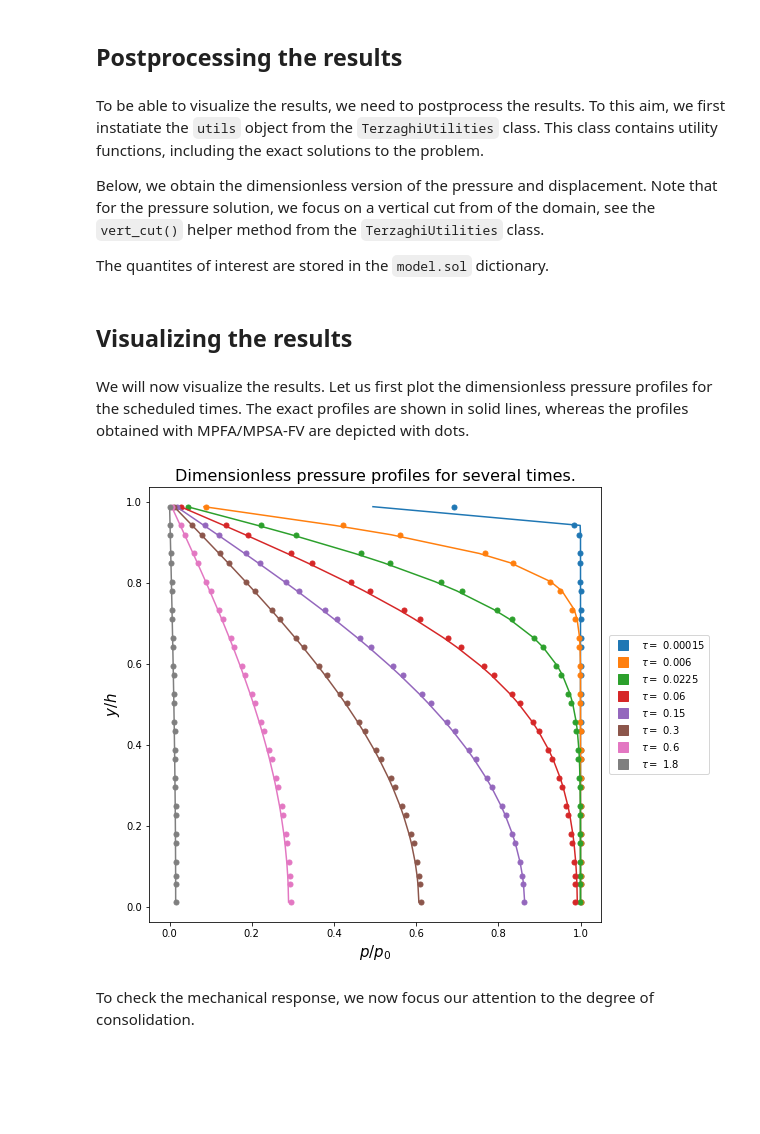
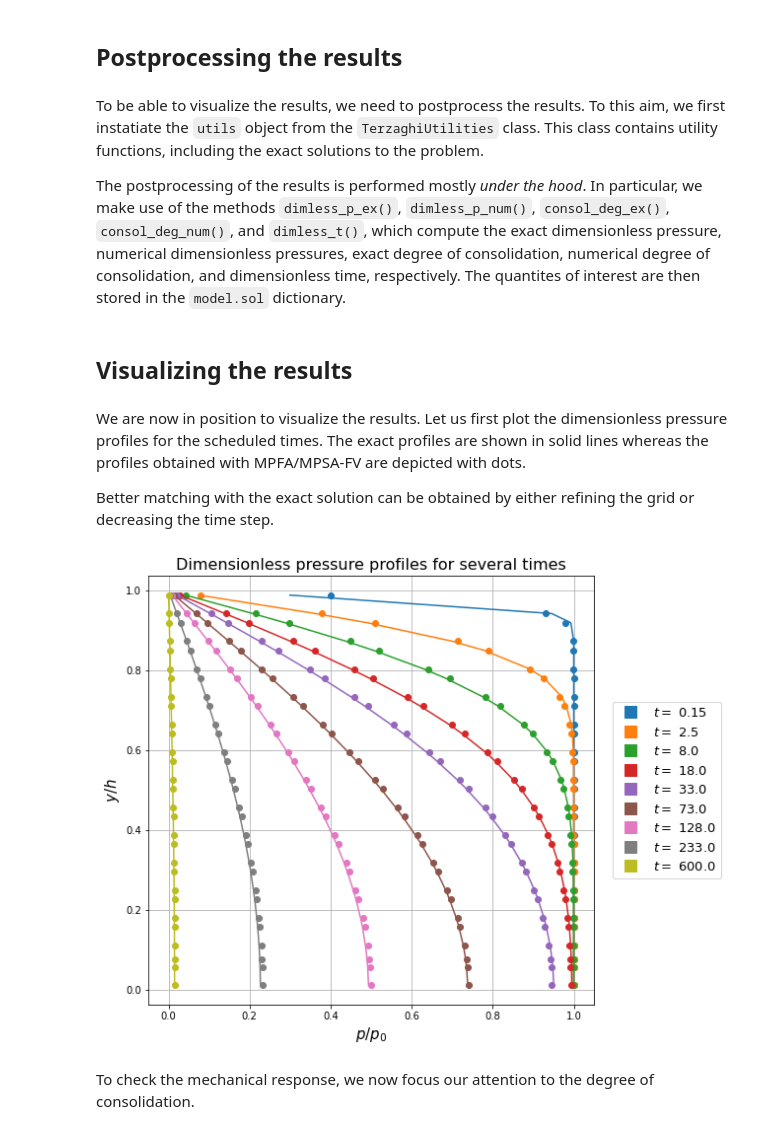
Before and after one commit to mariusnevland/porepy, a Jupyter notebook: code_verification/poroelasticity/terzaghi/terzaghi_consolidation.ipynb, the cells around one changed output. Cells and saved outputs as stored; diff of their text form; code cells hidden in the pictures; blank space fills up the shorter version.

Commit message:
DEV: Terzaghi example ready

```diff
--- a/code_verification/poroelasticity/terzaghi/terzaghi_consolidation.ipynb
+++ b/code_verification/poroelasticity/terzaghi/terzaghi_consolidation.ipynb
@@ -311,7 +311,7 @@ class Terzaghi(Terzaghi):
     """Terzaghi class with non-default physical parameters"""
 
     def _permeability(self, sd: pp.Grid) -> np.ndarray:
-        """Overrirde value of intrinsic permeability [m^2].
+        """Overried value of intrinsic permeability [m^2].
 
         Args:
             sd: Subdomain grid.
@@ -380,12 +383,14 @@ We are in position to run the model.
 # %%
+# Create time-stepping object
 tsc = pp.TimeSteppingControl(
-    schedule=[0.0, 0.05, 2.0, 7.5, 20.0, 50.0, 100.0, 200.0, 600.0],
+    schedule=[0.0, 0.15, 2.5, 8.0, 18.0, 33.0, 73.0, 128.0, 233.0, 600.0],
     dt_init=0.05,
     dt_min_max=(0.05, 4.0),
     iter_lowupp_factor=(1.3, 0.7),
     print_info=False,
 )
 
+# Create model parameters dictionary
 model_params = {
     "use_ad": True,
     "height": 1.0,
@@ -393,11 +398,13 @@ model_params = {
     "vertical_load": 1.0,
     "time_stepping_object": tsc,
 }
+
+# Run simulation
 print("Simulation started...")
 tic = time()
 model = Terzaghi(model_params)
 pp.run_time_dependent_model(model, model_params)
-print(f"Simulation finished in {time() - tic} seconds.")
+print(f"Simulation finished in {round(time() - tic, 1)} seconds.")
 # %% [output]
 Simulation started...
 
@@ -409,61 +416,52 @@ To be able to visualize the results, we need to postprocess the results. To this
 first instatiate the `utils` object from the `TerzaghiUtilities` class. This class contains
 utility functions, including the exact solutions to the problem.
 
-Below, we obtain the dimensionless version of the pressure and displacement. Note that for
-the pressure solution, we focus on a vertical cut from of the domain, see the `vert_cut()`
-helper method from the `TerzaghiUtilities` class.
-
-The quantites of interest are stored in the `model.sol` dictionary.
+The postprocessing of the results is performed mostly _under the hood_. In particular, we make use of the methods `dimless_p_ex()`, `dimless_p_num()`, `consol_deg_ex()`, `consol_deg_num()`, and `dimless_t()`, which compute the exact dimensionless pressure, numerical dimensionless pressures, exact degree of consolidation, numerical degree of consolidation, and dimensionless time, respectively. The quantites of interest are then stored in the `model.sol` dictionary.
 # %%
 utils = TerzaghiUtilities(model)
-
-sd = model.mdg.subdomains()[0]
-dimless_y = utils.vert_cut(sd.cell_centers[1]) / model.params["height"]
-
 for idx, t in enumerate(model.tsc.schedule[1:]):
-    model.sol[t]["dimless_p_ex"] = utils.vert_cut(utils.dimless_p(t))
-    model.sol[t]["dimless_p_num"] = (
-            utils.vert_cut(model.sol[t]["p_num"]) /
-            model.params["height"]
-    )
+    u_num = model.sol[t]["u_num"]  # numerical displacement
+    p_num = model.sol[t]["p_num"]  # numerical pressure
+    model.sol[t]["dimless_p_ex"] = utils.dimless_p_ex(t)
+    model.sol[t]["dimless_p_num"] = utils.dimless_p_num(p_num)
+    model.sol[t]["consol_deg_ex"] = utils.consol_deg_ex(t)
+    model.sol[t]["consol_deg_num"] = utils.consol_deg_num(u_num, p_num)
     model.sol[t]["dimless_t"] = utils.dimless_t(t)
 # %% [markdown]
 ## Visualizing the results
 # %% [markdown]
-We will now visualize the results. Let us first plot the dimensionless pressure profiles for the scheduled times. The exact
-profiles are shown in solid lines, whereas the profiles obtained with MPFA/MPSA-FV are
-depicted with dots.
+We are now in position to visualize the results. Let us first plot the dimensionless pressure profiles for
+the scheduled times. The exact profiles are shown in solid lines whereas the profiles obtained with MPFA/MPSA-FV are depicted with dots.
+
+Better matching with the exact solution can be obtained by either refining the grid or decreasing the time step.
 # %%
 cmap = mcolors.ListedColormap(plt.cm.tab10.colors[: len(model.tsc.schedule)])
 fig, ax = plt.subplots(figsize=(9, 8))
 
 for idx, t in enumerate(model.tsc.schedule[1:]):
-    ax.plot(model.sol[t]["dimless_p_ex"], dimless_y, color=cmap.colors[idx])
-    ax.plot(
-        model.sol[t]["dimless_p_num"],
-        dimless_y,
-        color=cmap.colors[idx],
-        linewidth=0,
+    ax.plot(model.sol[t]["dimless_p_ex"], utils.dimless_y, color=cmap.colors[idx])
+    ax.plot(model.sol[t]["dimless_p_num"], utils.dimless_y, color=cmap.colors[idx],linewidth=0,
         marker=".",
-        markersize=10,
+        markersize=12,
     )
     ax.plot(
         [],
         [],
         color=cmap.colors[idx],
         linewidth=0,
         marker="s",
-        markersize=10,
-        label=rf"$\tau= $ {round(model.sol[t]['dimless_t'], 6)}",
+        markersize=12,
+        label=rf"$t =$ {t}",
     )
 ax.set_xlabel(r"$p/p_0$", fontsize=15)
 ax.set_ylabel(r"$y/h$", fontsize=15)
 pos = ax.get_position()
 ax.set_position([pos.x0, pos.y0, pos.width * 0.9, pos.height])
-ax.legend(loc="center right", bbox_to_anchor=(1.25, 0.5))
-ax.set_title("Dimensionless pressure profiles for several times.", fontsize=16)
+ax.legend(loc="center right", bbox_to_anchor=(1.30, 0.5), fontsize=13)
+ax.set_title("Dimensionless pressure profiles for several times", fontsize=16)
+ax.grid()
 plt.show()
 # %% [output]
-[figure, old version]
+[figure, new version]
 # %% [markdown]
 To check the mechanical response, we now focus our attention to the degree of consolidation.
```
Also changed, not shown: parts of 23 cells of this notebook, 1 other file.
